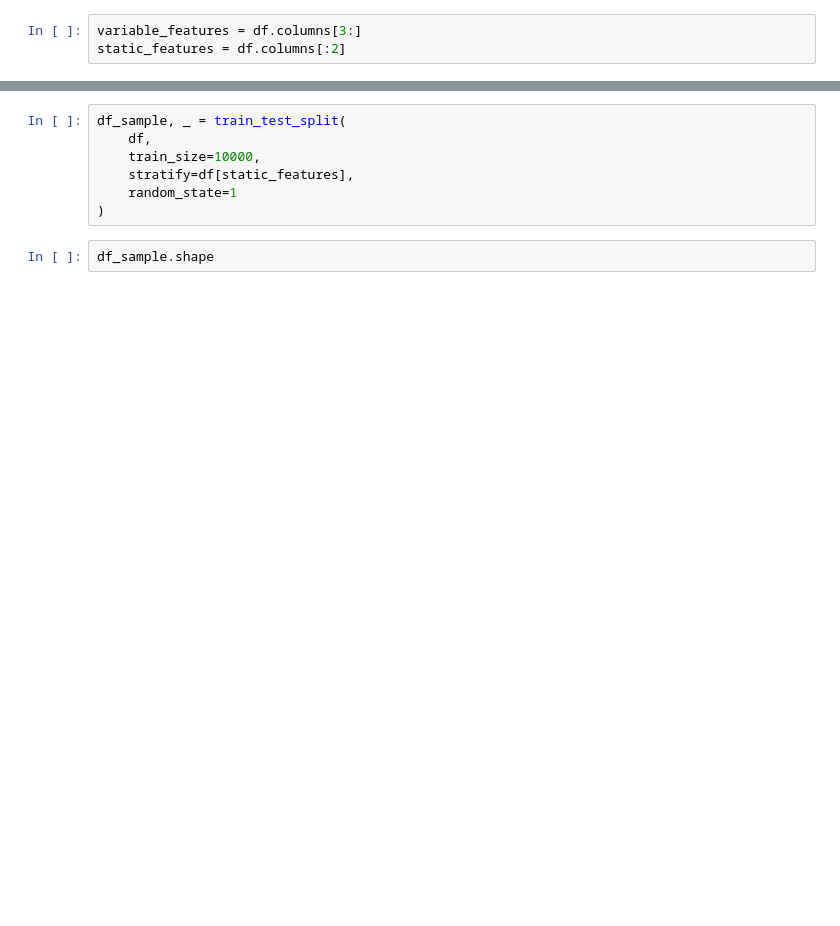
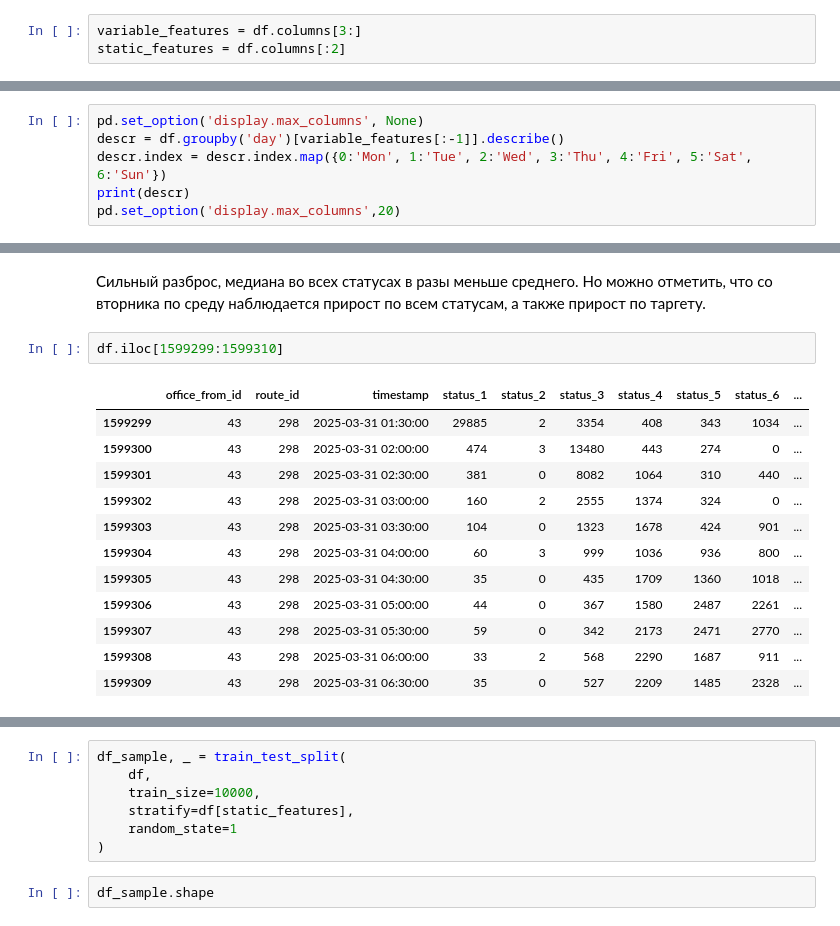
Before and after one commit to Makiavelly/Warehouse-logistics-automation-RWB, a Jupyter notebook: WarehouseLogisticsAutomation.ipynb, the cells around one changed output, grey strips where cells are left out. Cells and saved outputs as stored; diff of their text form; blank space fills up the shorter version.

```diff
--- a/WarehouseLogisticsAutomation.ipynb
+++ b/WarehouseLogisticsAutomation.ipynb
@@ -98,0 +136,6 @@ from sklearn.model_selection import train_test_split
+# %%
+pd.set_option('display.max_columns', None)
+descr = df.groupby('day')[variable_features[:-1]].describe()
+descr.index = descr.index.map({0:'Mon', 1:'Tue', 2:'Wed', 3:'Thu', 4:'Fri', 5:'Sat', 6:'Sun'})
+print(descr)
+pd.set_option('display.max_columns',20)
@@ -98,0 +160,17 @@ from sklearn.model_selection import train_test_split
+# %% [markdown]
+Сильный разброс, медиана во всех статусах в разы меньше среднего. Но можно отметить, что со вторника по среду наблюдается прирост по всем статусам, а также прирост по таргету.
+# %%
+df.iloc[1599299:1599310]
+# %% [output]
+|  | office_from_id | route_id | timestamp | status_1 | status_2 | status_3 | status_4 | status_5 | status_6 | ... |
+| 1599299 | 43 | 298 | 2025-03-31 01:30:00 | 29885 | 2 | 3354 | 408 | 343 | 1034 | ... |
+| 1599300 | 43 | 298 | 2025-03-31 02:00:00 | 474 | 3 | 13480 | 443 | 274 | 0 | ... |
+| 1599301 | 43 | 298 | 2025-03-31 02:30:00 | 381 | 0 | 8082 | 1064 | 310 | 440 | ... |
+| 1599302 | 43 | 298 | 2025-03-31 03:00:00 | 160 | 2 | 2555 | 1374 | 324 | 0 | ... |
+| 1599303 | 43 | 298 | 2025-03-31 03:30:00 | 104 | 0 | 1323 | 1678 | 424 | 901 | ... |
+| 1599304 | 43 | 298 | 2025-03-31 04:00:00 | 60 | 3 | 999 | 1036 | 936 | 800 | ... |
+| 1599305 | 43 | 298 | 2025-03-31 04:30:00 | 35 | 0 | 435 | 1709 | 1360 | 1018 | ... |
+| 1599306 | 43 | 298 | 2025-03-31 05:00:00 | 44 | 0 | 367 | 1580 | 2487 | 2261 | ... |
+| 1599307 | 43 | 298 | 2025-03-31 05:30:00 | 59 | 0 | 342 | 2173 | 2471 | 2770 | ... |
+| 1599308 | 43 | 298 | 2025-03-31 06:00:00 | 33 | 2 | 568 | 2290 | 1687 | 911 | ... |
+| 1599309 | 43 | 298 | 2025-03-31 06:30:00 | 35 | 0 | 527 | 2209 | 1485 | 2328 | ... |
```
Also changed, not shown: parts of 34 cells of this notebook.
